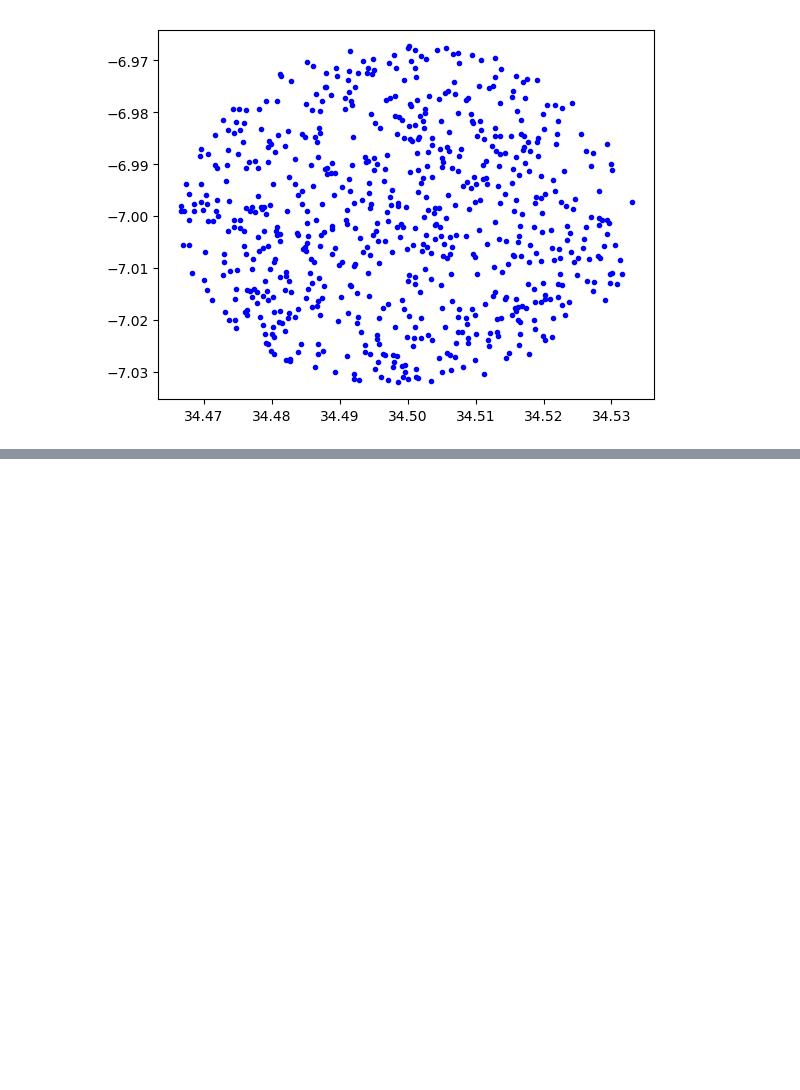
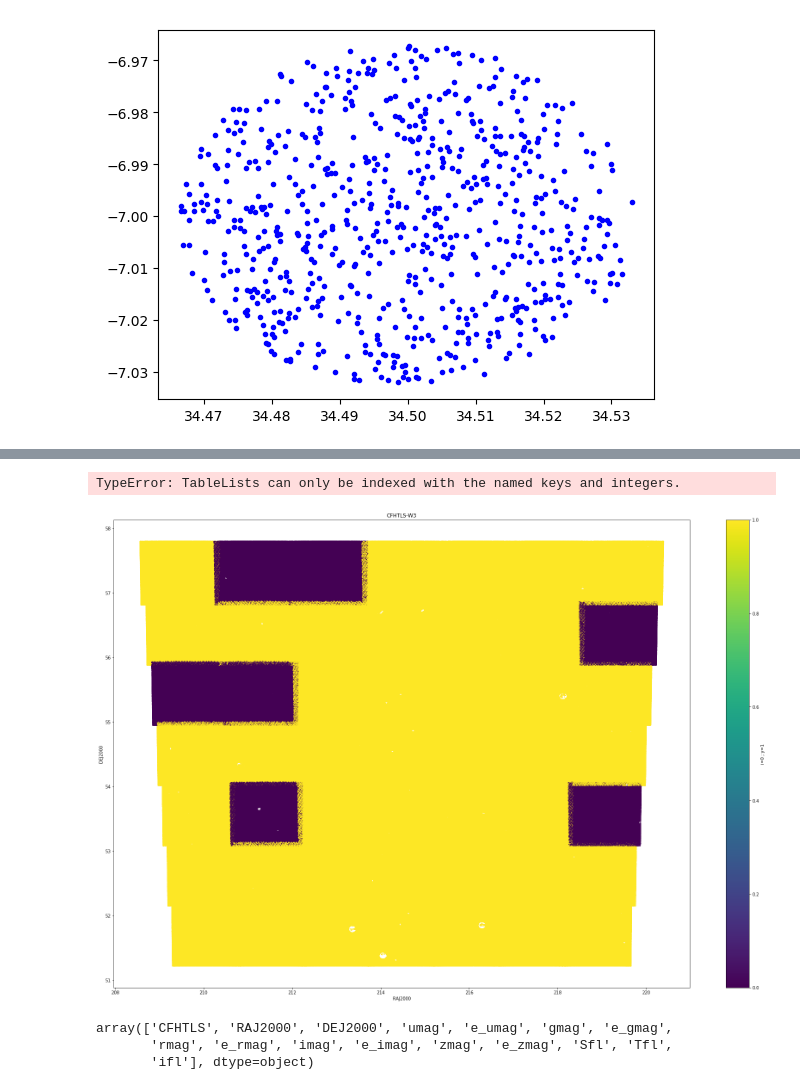
Before and after one commit to GiorgioManzoni/PAUS_code, a Jupyter notebook: 011_radius_essential.ipynb, the cells around one changed output, grey strips where cells are left out. Saved outputs shown, nothing was run; the diff lists cells and outputs as text; code cells hidden in the pictures; blank space fills up the shorter version.

Commit message:
Successfully reading CFHTLS-W3 data from Vizier using Python (astroquery.vizier)

```diff
--- a/011_radius_essential.ipynb
+++ b/011_radius_essential.ipynb
@@ -1111,0 +1159,2 @@ plt.show()
+# %%
+Vizier.ROW_LIMIT = -1
@@ -1111,0 +1164,2 @@ plt.show()
+# %%
+result = Vizier.query_region(coord.SkyCoord(ra=215.,dec=54.5,unit=(u.deg,u.deg),frame='icrs'),width=14*u.deg,catalog='II/317')
@@ -1111,0 +1192,25 @@ plt.show()
+# %%
+plt.plot(result['II/317/cfhtls_w/RAJ2000'])
+# %% [output]
+TypeError: TableLists can only be indexed with the named keys and integers.
+# %%
+t = result['II/317/cfhtls_w']
+# %%
+p = t.to_pandas()
+# %%
+plt.figure(figsize=(30,20))
+plt.scatter(p['RAJ2000'],p['DEJ2000'],c=p['ifl'],edgecolors=None,s=1)
+plt.xlabel('RAJ2000')
+plt.ylabel('DEJ2000')
+plt.title('CFHTLS-W3')
+plt.colorbar(label='i=0 ; y=1')
+plt.savefig('../plots/CFHTLS_W3_i0_y1.png')
+plt.show()
+# %% [output]
+[figure, added]
+# %%
+p.columns.values
+# %% [output]
+array(['CFHTLS', 'RAJ2000', 'DEJ2000', 'umag', 'e_umag', 'gmag', 'e_gmag',
+       'rmag', 'e_rmag', 'imag', 'e_imag', 'zmag', 'e_zmag', 'Sfl', 'Tfl',
+       'ifl'], dtype=object)
```
Also changed, not shown: parts of 18 cells of this notebook.
